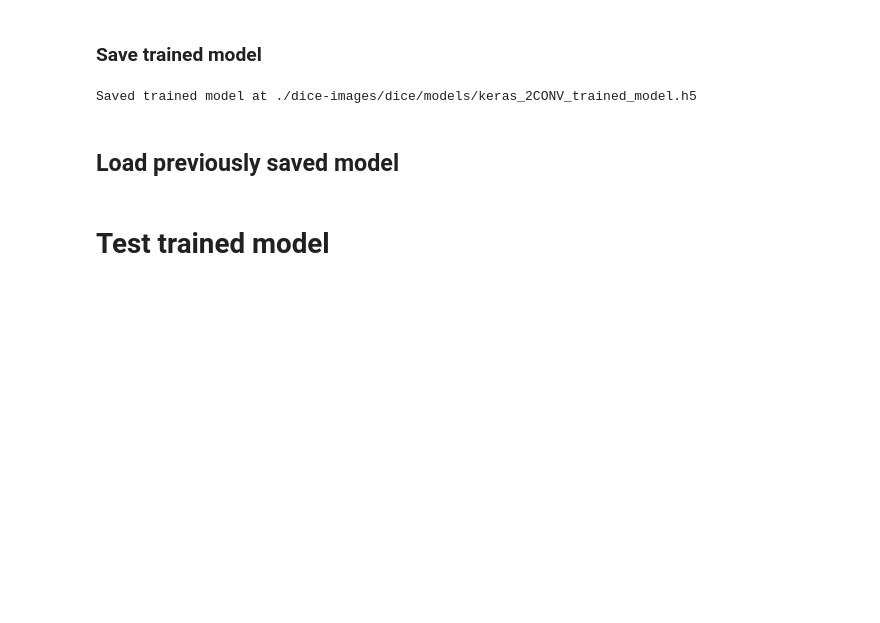
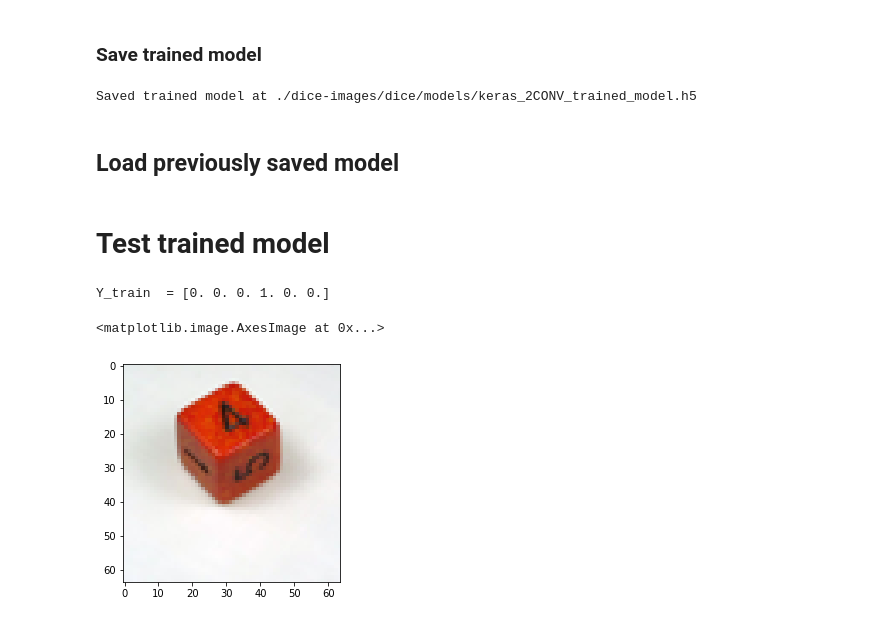
Before and after one commit to debuglevel/tensorflow-dice-detection, a Jupyter notebook: 0_dice_classification.ipynb, the cells around one changed output. Cells and saved outputs as stored; diff of their text form; code cells hidden in the pictures; blank space fills up the shorter version.

```diff
--- a/0_dice_classification.ipynb
+++ b/0_dice_classification.ipynb
@@ -389,5 +389,22 @@ model_path = os.path.join(save_dir, model_name)
 model = load_model(model_path)
 # %% [markdown]
 # Test trained model
+# %%
+from pprint import pprint
+#index=90
+index = np.random.choice(X_test.shape[0],1)[0]
+#print("index: "+str(index))
+
+# show data from the validation set
+#print ("Y_test   = " + str(np.squeeze(Y_test[index])))
+#plt.imshow(X_test[index])
+
+# show data from the training set
+print ("Y_train  = " + str(np.squeeze(Y_train[index])))
+plt.imshow(X_train[index])
+# %% [output]
+Y_train  = [0. 0. 0. 1. 0. 0.]
+<matplotlib.image.AxesImage at 0x...>
+[figure, added]
 # %%
 index = np.random.choice(X_test.shape[0],1)[0]
```
Also changed, not shown: parts of 1 cell of this notebook.
